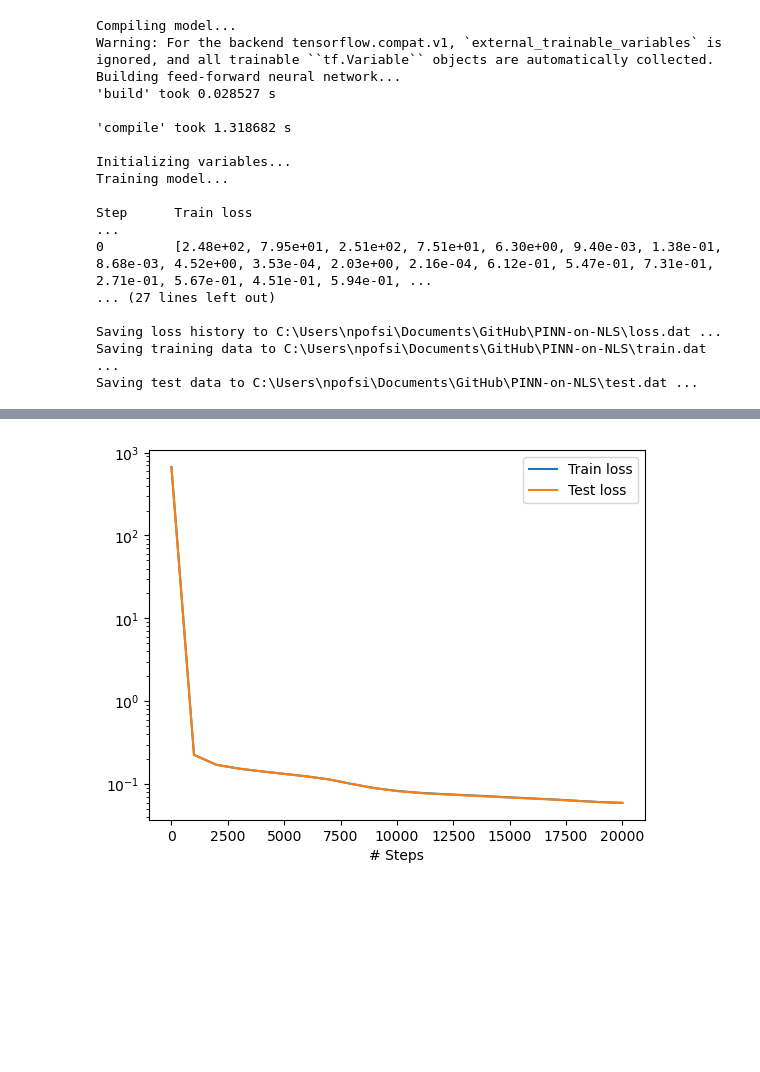
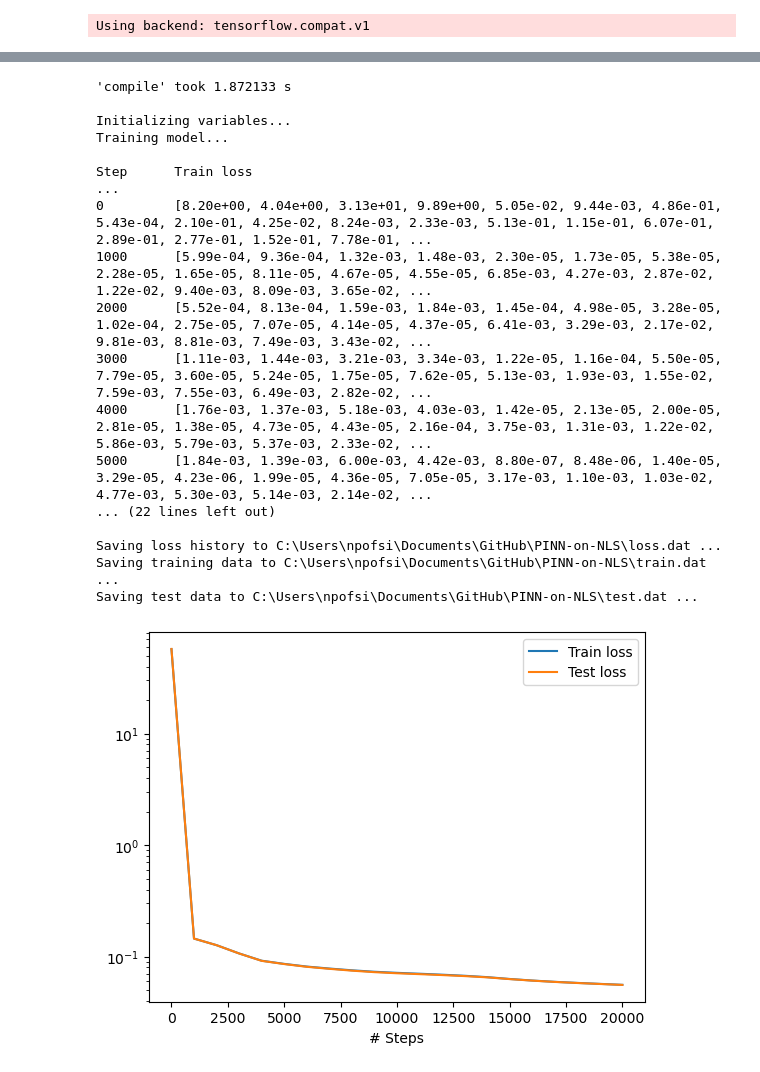
Before and after one commit to sk-yang666/PINN-on-NLS, a Jupyter notebook: inverse-problem2.ipynb, the cells around one changed output, grey strips where cells are left out. Saved outputs shown, nothing was run; the diff lists cells and outputs as text; code cells hidden in the pictures; blank space fills up the shorter version.

```diff
--- a/inverse-problem2.ipynb
+++ b/inverse-problem2.ipynb
@@ -17,17 +17,17 @@ def gen_traindata():
     t_lower = -2
     t_upper = 2
 
-#     x = np.linspace(x_lower, x_upper, 200)
-#     t = np.linspace(t_lower, t_upper, 200)
-#     X, T = np.meshgrid(x, t)
-#     X = np.reshape(X, (-1, 1))
-#     T = np.reshape(T, (-1, 1))
-    X=np.linspace(x_lower,x_upper,200)
-    X=np.tile(X,200)
-    X=X[:,np.newaxis]
-    T=np.linspace(t_lower,t_upper,200)
-    T=np.repeat(T,200)
-    T=T[:,np.newaxis]
+    x = np.linspace(x_lower, x_upper, 401)
+    t = np.linspace(t_lower, t_upper, 401)
+    X, T = np.meshgrid(x, t)
+    X = np.reshape(X, (-1, 1))
+    T = np.reshape(T, (-1, 1))
+#     X=np.linspace(x_lower,x_upper,200)
+#     X=np.tile(X,200)
+#     X=X[:,np.newaxis]
+#     T=np.linspace(t_lower,t_upper,200)
+#     T=np.repeat(T,200)
+#     T=T[:,np.newaxis]
     c = np.log((a * a * v_1 + b * b * v_2 + a * b * v_3 + a * b * v_3) / ((2 * k_r) * (2 * k_r)))
     u1 = (a / 2) * np.exp(-c / 2) * np.cos(k_i*X + (k_r*k_r-k_i*k_i) * T) / np.cosh(k_r* X - 2*k_r*k_i * T + c / 2)
     v1 = (a / 2) * np.exp(-c / 2) * np.sin(k_i*X + (k_r*k_r-k_i*k_i) * T) / np.cosh(k_r* X - 2*k_r*k_i * T + c / 2)
@@ -246,20 +246,4 @@ variable = dde.callbacks.VariableValue([m0,m1,m2,m3], period=1000, filename="var
 losshistory, train_state = model.train(iterations=20000, callbacks=[variable])
 dde.saveplot(losshistory, train_state, issave=True, isplot=True)
 # %% [output]
-Compiling model...
-Warning: For the backend tensorflow.compat.v1, `external_trainable_variables` is ignored, and all trainable ``tf.Variable`` objects are automatically collected.
-Building feed-forward neural network...
-'build' took 0.028527 s
-
-'compile' took 1.318682 s
-
-Initializing variables...
-Training model...
-
-Step      Train loss                                                                                                                                                                                     ...
-0         [2.48e+02, 7.95e+01, 2.51e+02, 7.51e+01, 6.30e+00, 9.40e-03, 1.38e-01, 8.68e-03, 4.52e+00, 3.53e-04, 2.03e+00, 2.16e-04, 6.12e-01, 5.47e-01, 7.31e-01, 2.71e-01, 5.67e-01, 4.51e-01, 5.94e-01, ...
-... (27 lines left out)
-
-Saving loss history to C:\Users\npofsi\Documents\GitHub\PINN-on-NLS\loss.dat ...
-Saving training data to C:\Users\npofsi\Documents\GitHub\PINN-on-NLS\train.dat ...
-Saving test data to C:\Users\npofsi\Documents\GitHub\PINN-on-NLS\test.dat ...
+Using backend: tensorflow.compat.v1
@@ -266 +261,18 @@ Saving test data to C:\Users\npofsi\Documents\GitHub\PINN-on-NLS\test.dat ...
+'compile' took 1.872133 s
+
+Initializing variables...
+Training model...
+
+Step      Train loss                                                                                                                                                                                     ...
+0         [8.20e+00, 4.04e+00, 3.13e+01, 9.89e+00, 5.05e-02, 9.44e-03, 4.86e-01, 5.43e-04, 2.10e-01, 4.25e-02, 8.24e-03, 2.33e-03, 5.13e-01, 1.15e-01, 6.07e-01, 2.89e-01, 2.77e-01, 1.52e-01, 7.78e-01, ...
+1000      [5.99e-04, 9.36e-04, 1.32e-03, 1.48e-03, 2.30e-05, 1.73e-05, 5.38e-05, 2.28e-05, 1.65e-05, 8.11e-05, 4.67e-05, 4.55e-05, 6.85e-03, 4.27e-03, 2.87e-02, 1.22e-02, 9.40e-03, 8.09e-03, 3.65e-02, ...
+2000      [5.52e-04, 8.13e-04, 1.59e-03, 1.84e-03, 1.45e-04, 4.98e-05, 3.28e-05, 1.02e-04, 2.75e-05, 7.07e-05, 4.14e-05, 4.37e-05, 6.41e-03, 3.29e-03, 2.17e-02, 9.81e-03, 8.81e-03, 7.49e-03, 3.43e-02, ...
+3000      [1.11e-03, 1.44e-03, 3.21e-03, 3.34e-03, 1.22e-05, 1.16e-04, 5.50e-05, 7.79e-05, 3.60e-05, 5.24e-05, 1.75e-05, 7.62e-05, 5.13e-03, 1.93e-03, 1.55e-02, 7.59e-03, 7.55e-03, 6.49e-03, 2.82e-02, ...
+4000      [1.76e-03, 1.37e-03, 5.18e-03, 4.03e-03, 1.42e-05, 2.13e-05, 2.00e-05, 2.81e-05, 1.38e-05, 4.73e-05, 4.43e-05, 2.16e-04, 3.75e-03, 1.31e-03, 1.22e-02, 5.86e-03, 5.79e-03, 5.37e-03, 2.33e-02, ...
+5000      [1.84e-03, 1.39e-03, 6.00e-03, 4.42e-03, 8.80e-07, 8.48e-06, 1.40e-05, 3.29e-05, 4.23e-06, 1.99e-05, 4.36e-05, 7.05e-05, 3.17e-03, 1.10e-03, 1.03e-02, 4.77e-03, 5.30e-03, 5.14e-03, 2.14e-02, ...
+... (22 lines left out)
+
+Saving loss history to C:\Users\npofsi\Documents\GitHub\PINN-on-NLS\loss.dat ...
+Saving training data to C:\Users\npofsi\Documents\GitHub\PINN-on-NLS\train.dat ...
+Saving test data to C:\Users\npofsi\Documents\GitHub\PINN-on-NLS\test.dat ...
-[figure, old version]
+[figure, new version]
```
Also changed, not shown: parts of 2 cells of this notebook, 8 other files.
